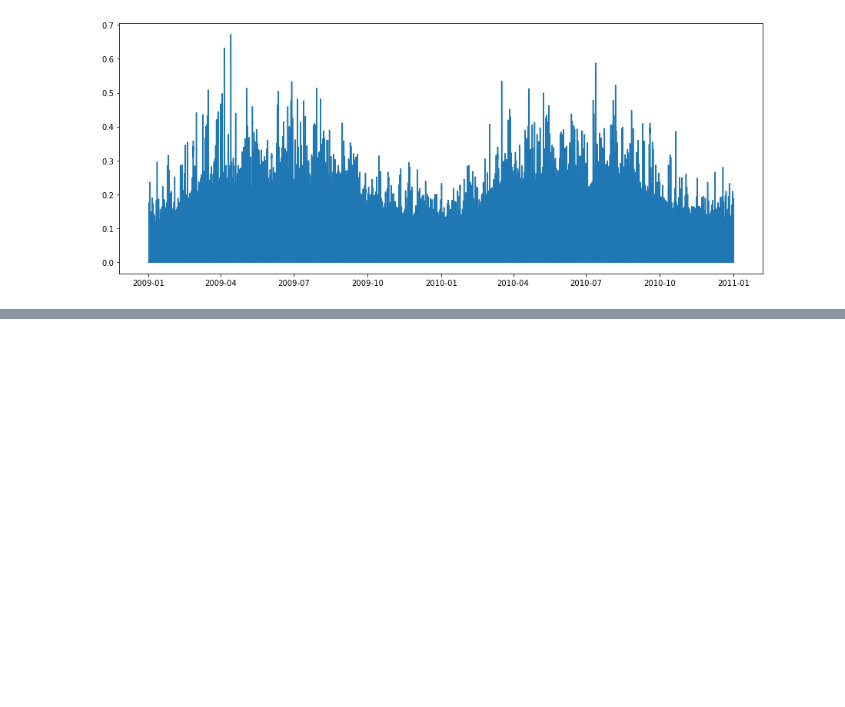
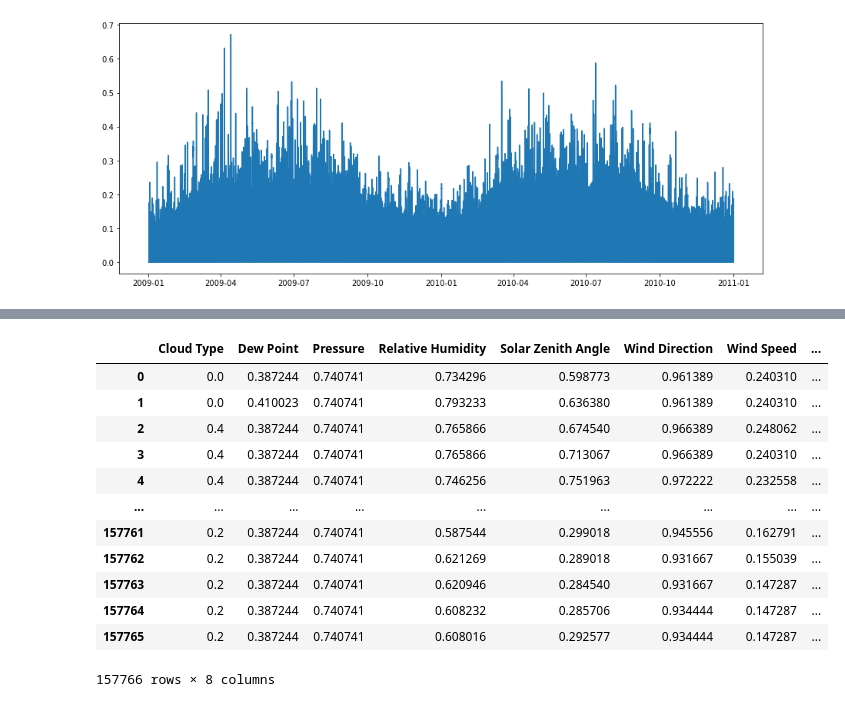
Before and after one commit to AryaStark13/Wipro-hackathon, a Jupyter notebook: Final Data Cleaning & Analysis.ipynb, the cells around one changed output, grey strips where cells are left out. Cells and saved outputs as stored; diff of their text form; code cells hidden in the pictures; blank space fills up the shorter version.

Commit message:
updated cleaned data

```diff
--- a/Final Data Cleaning & Analysis.ipynb
+++ b/Final Data Cleaning & Analysis.ipynb
@@ -238,6 +240,6 @@ y.shape
 # %% [output]
 (175296, 3)
 # %%
-x_train = pd.DataFrame(x.iloc[:int(len(x) * 0.90), 1:])
+x_train = pd.DataFrame(x.iloc[:int(len(x) * 0.90), :])
 x_train.head()
 # %% [output]
@@ -309,0 +331,16 @@ plt.plot(train['Date'][0:35040], y_train['Clearsky DHI'][0:35040])
+# %%
+x_train
+# %% [output]
+|  | Cloud Type | Dew Point | Pressure | Relative Humidity | Solar Zenith Angle | Wind Direction | Wind Speed | ... |
+| 0 | 0.0 | 0.387244 | 0.740741 | 0.734296 | 0.598773 | 0.961389 | 0.240310 | ... |
+| 1 | 0.0 | 0.410023 | 0.740741 | 0.793233 | 0.636380 | 0.961389 | 0.240310 | ... |
+| 2 | 0.4 | 0.387244 | 0.740741 | 0.765866 | 0.674540 | 0.966389 | 0.248062 | ... |
+| 3 | 0.4 | 0.387244 | 0.740741 | 0.765866 | 0.713067 | 0.966389 | 0.240310 | ... |
+| 4 | 0.4 | 0.387244 | 0.740741 | 0.746256 | 0.751963 | 0.972222 | 0.232558 | ... |
+| ... | ... | ... | ... | ... | ... | ... | ... | ... |
+| 157761 | 0.2 | 0.387244 | 0.740741 | 0.587544 | 0.299018 | 0.945556 | 0.162791 | ... |
+| 157762 | 0.2 | 0.387244 | 0.740741 | 0.621269 | 0.289018 | 0.931667 | 0.155039 | ... |
+| 157763 | 0.2 | 0.387244 | 0.740741 | 0.620946 | 0.284540 | 0.931667 | 0.147287 | ... |
+| 157764 | 0.2 | 0.387244 | 0.740741 | 0.608232 | 0.285706 | 0.934444 | 0.147287 | ... |
+| 157765 | 0.2 | 0.387244 | 0.740741 | 0.608016 | 0.292577 | 0.934444 | 0.147287 | ... |
+157766 rows × 8 columns
```
Also changed, not shown: parts of 6 cells of this notebook.
